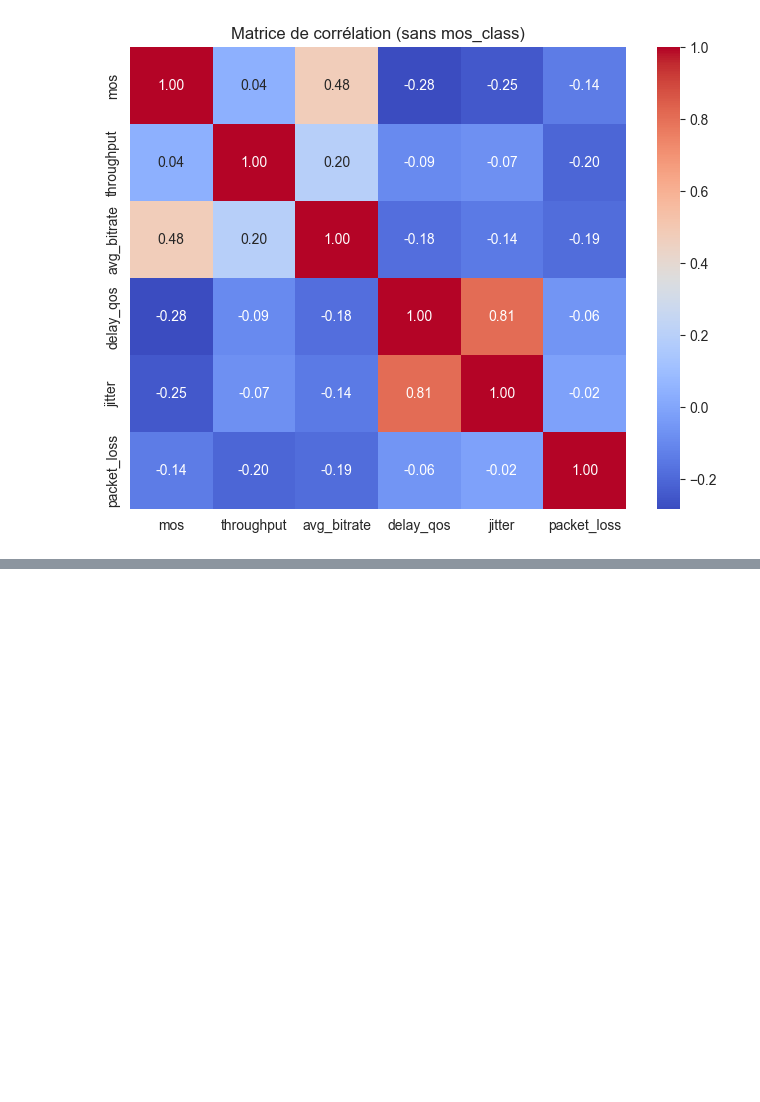
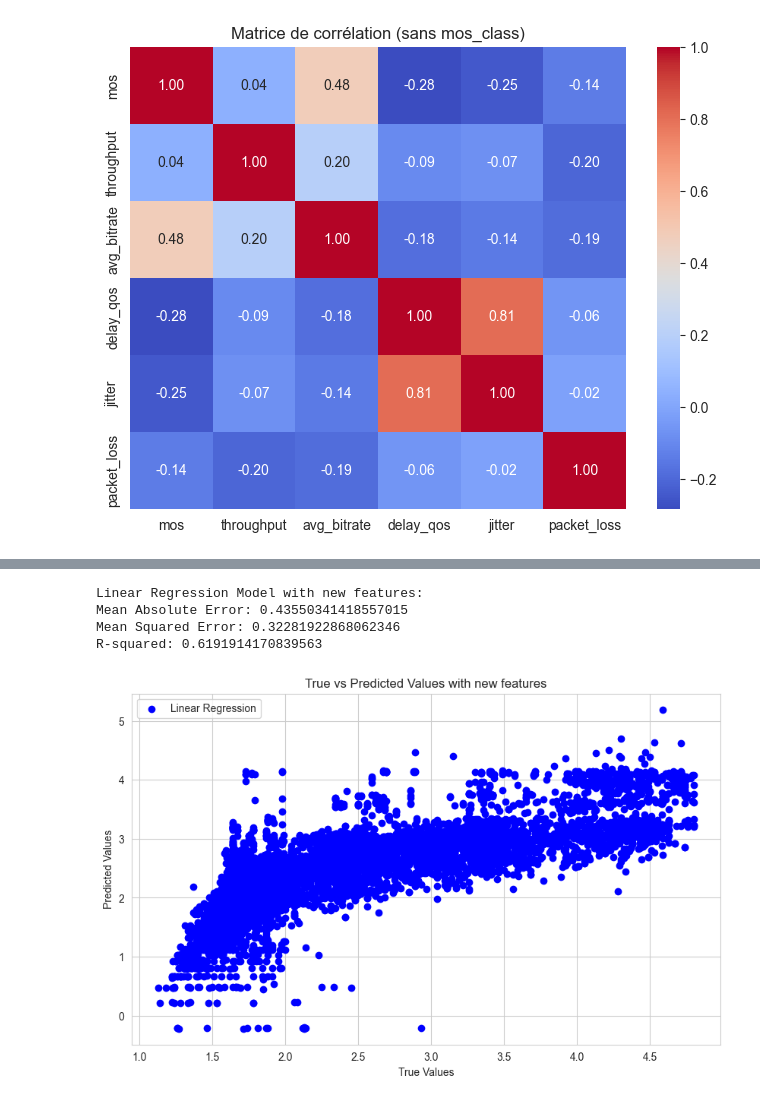
Before and after one commit to zazou-git86/MOS_QOE_Selenium, a Jupyter notebook: MOS_QOE_Selenium.ipynb, the cells around one changed output, grey strips where cells are left out. Saved outputs shown, nothing was run; the diff lists cells and outputs as text; code cells hidden in the pictures; blank space fills up the shorter version.

Commit message:
New features trained on LR model

```diff
--- a/MOS_QOE_Selenium.ipynb
+++ b/MOS_QOE_Selenium.ipynb
@@ -372,0 +419,30 @@ R-squared: 0.8872186770436365
+# %%
+#Train LR model with new features
+X = data[['delay_log', 'bitrate_log', 'throughput_jitter', 'delay_jitter','loss_rate', ]]
+y = data['mos']
+
+X_train, X_test, y_train, y_test = train_test_split(X, y, test_size=0.2, random_state=42)
+lr = LinearRegression()
+lr.fit(X_train, y_train)
+
+# Make predictions
+y_pred_lr = lr.predict(X_test)
+# Evaluate the model
+print("Linear Regression Model with new features:")
+print("Mean Absolute Error:", mean_absolute_error(y_test, y_pred_lr))
+print("Mean Squared Error:", mean_squared_error(y_test, y_pred_lr))
+print("R-squared:", r2_score(y_test, y_pred_lr))
+# Plotting the predictions
+plt.figure(figsize=(10, 6))
+plt.scatter(y_test, y_pred_lr, color='blue', label='Linear Regression')
+plt.xlabel('True Values')
+plt.ylabel('Predicted Values')
+plt.title('True vs Predicted Values with new features')
+plt.legend()
+plt.show()
+# %% [output]
+Linear Regression Model with new features:
+Mean Absolute Error: 0.43550341418557015
+Mean Squared Error: 0.32281922868062346
+R-squared: 0.6191914170839563
+[figure, added]
```
Also changed, not shown: parts of 4 cells of this notebook.
